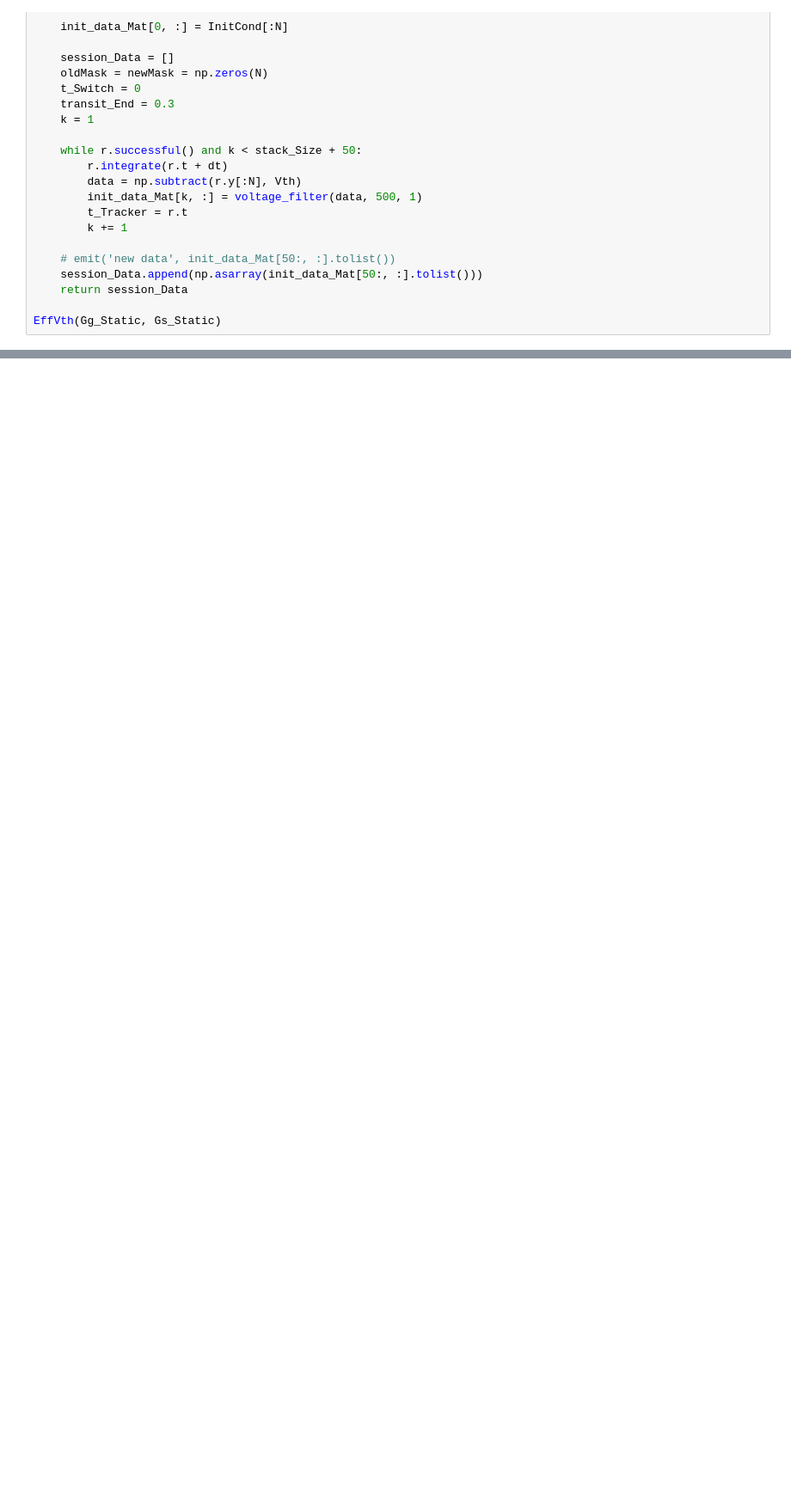
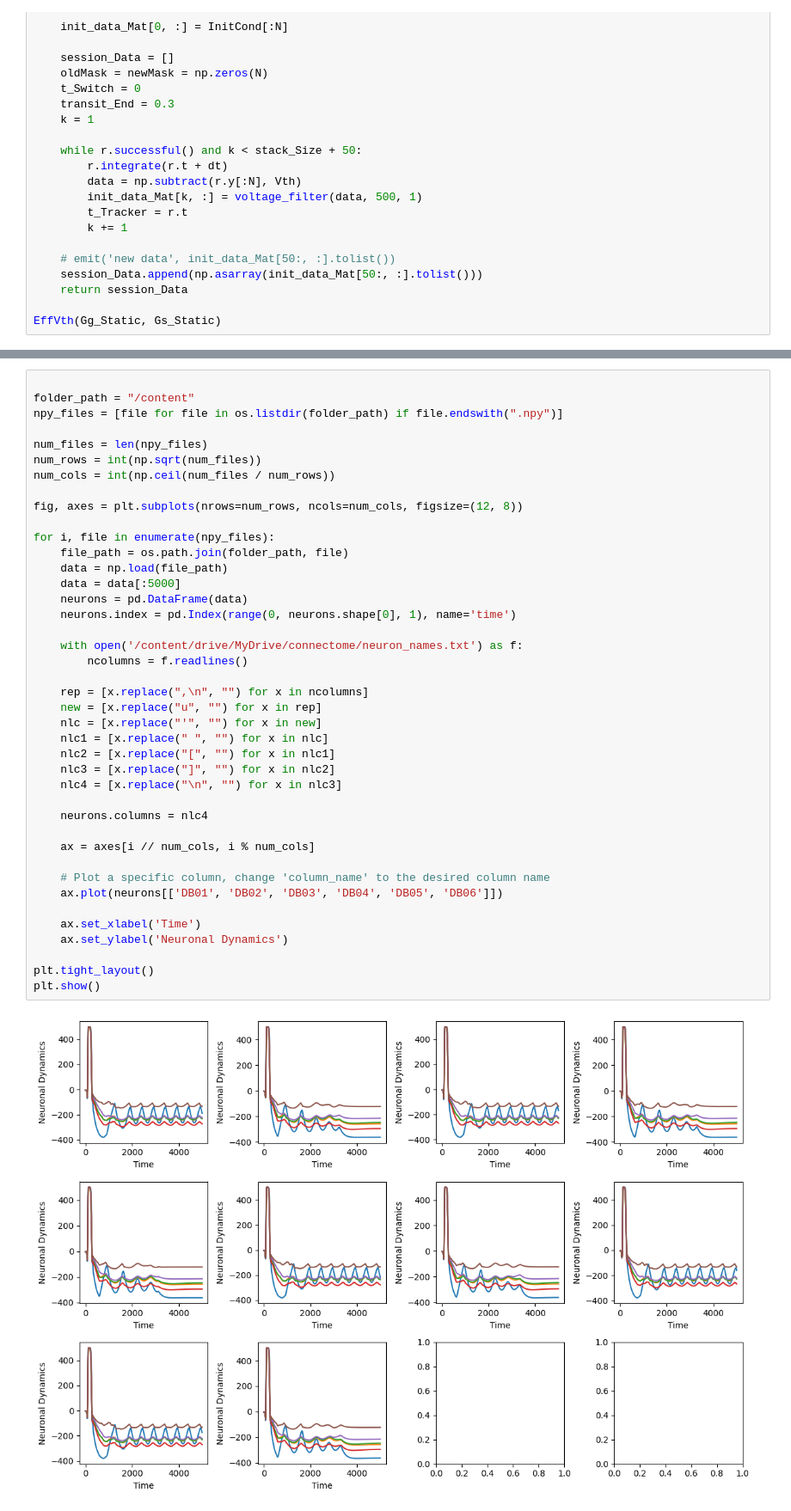
Before and after one commit to Banafshehkh/C.elegans-Control-Backbone, a Jupyter notebook: Stage3.ipynb, the cells around one changed output, grey strips where cells are left out. Shown at 86% size. Saved outputs shown, nothing was run; the diff lists cells and outputs as text; blank space fills up the shorter version.

```diff
--- a/Stage3.ipynb
+++ b/Stage3.ipynb
@@ -427,3 +424,46 @@ plt.show()
+# %%
+
+folder_path = "/content"
+npy_files = [file for file in os.listdir(folder_path) if file.endswith(".npy")]
+
+num_files = len(npy_files)
+num_rows = int(np.sqrt(num_files))
+num_cols = int(np.ceil(num_files / num_rows))
+
+fig, axes = plt.subplots(nrows=num_rows, ncols=num_cols, figsize=(12, 8))
+
+for i, file in enumerate(npy_files):
+    file_path = os.path.join(folder_path, file)
+    data = np.load(file_path)
+    data = data[:5000]
+    neurons = pd.DataFrame(data)
+    neurons.index = pd.Index(range(0, neurons.shape[0], 1), name='time')
+
+    with open('/content/drive/MyDrive/connectome/neuron_names.txt') as f:
+        ncolumns = f.readlines()
+
+    rep = [x.replace(",\n", "") for x in ncolumns]
+    new = [x.replace("u", "") for x in rep]
+    nlc = [x.replace("'", "") for x in new]
+    nlc1 = [x.replace(" ", "") for x in nlc]
+    nlc2 = [x.replace("[", "") for x in nlc1]
+    nlc3 = [x.replace("]", "") for x in nlc2]
+    nlc4 = [x.replace("\n", "") for x in nlc3]
+
+    neurons.columns = nlc4
+
+    ax = axes[i // num_cols, i % num_cols]
+
+    # Plot a specific column, change 'column_name' to the desired column name
+    ax.plot(neurons[['DB01', 'DB02', 'DB03', 'DB04', 'DB05', 'DB06']])
+
+    ax.set_xlabel('Time')
+    ax.set_ylabel('Neuronal Dynamics')
+
+plt.tight_layout()
+plt.show()
+# %% [output]
+[figure, added]
 # %%
 
 def plot_dynamics(neuron_names, folder_path = "/content"):
```
Also changed, not shown: parts of 10 cells of this notebook.
